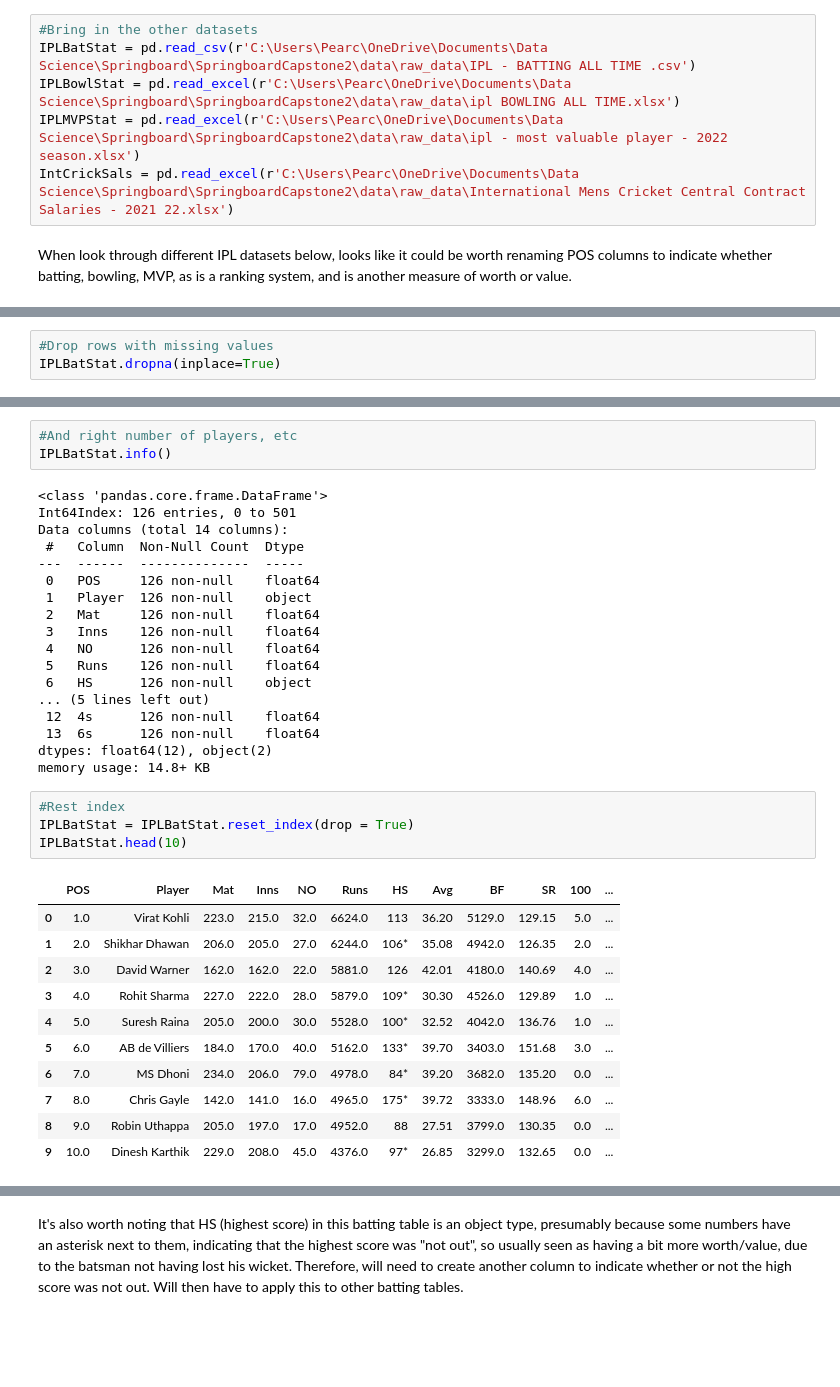
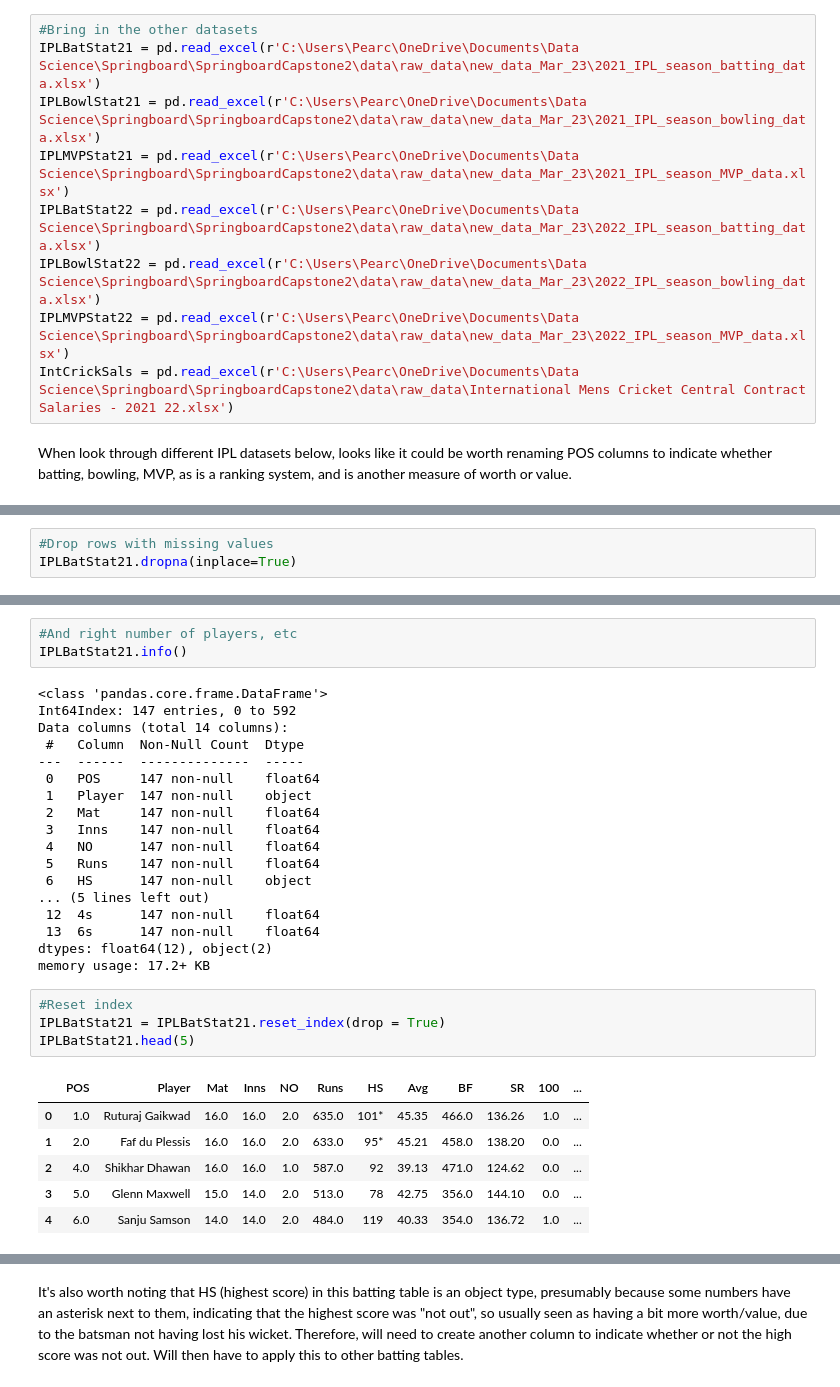
Before and after one commit to JonnyPearce/SpringboardCapstone2, a Jupyter notebook: Notebooks/Capstone2_CricketProject_Data_Wrangling_Jan 2023.ipynb, the cells around one changed output, grey strips where cells are left out. Drawn from its saved outputs; the diff is of its cells as text; blank space fills up the shorter version.

Commit message:
Revised notebook with new data - complete 14 March 2023

```diff
--- a/Notebooks/Capstone2_CricketProject_Data_Wrangling_Jan 2023.ipynb
+++ b/Notebooks/Capstone2_CricketProject_Data_Wrangling_Jan 2023.ipynb
@@ -175,8 +609,11 @@ missing.sort_values(by='count')
 # %%
 #Bring in the other datasets
-IPLBatStat = pd.read_csv(r'C:\Users\Pearc\OneDrive\Documents\Data Science\Springboard\SpringboardCapstone2\data\raw_data\IPL - BATTING ALL TIME .csv')
-IPLBowlStat = pd.read_excel(r'C:\Users\Pearc\OneDrive\Documents\Data Science\Springboard\SpringboardCapstone2\data\raw_data\ipl BOWLING ALL TIME.xlsx')
-IPLMVPStat = pd.read_excel(r'C:\Users\Pearc\OneDrive\Documents\Data Science\Springboard\SpringboardCapstone2\data\raw_data\ipl - most valuable player - 2022 season.xlsx')
+IPLBatStat21 = pd.read_excel(r'C:\Users\Pearc\OneDrive\Documents\Data Science\Springboard\SpringboardCapstone2\data\raw_data\new_data_Mar_23\2021_IPL_season_batting_data.xlsx')
+IPLBowlStat21 = pd.read_excel(r'C:\Users\Pearc\OneDrive\Documents\Data Science\Springboard\SpringboardCapstone2\data\raw_data\new_data_Mar_23\2021_IPL_season_bowling_data.xlsx')
+IPLMVPStat21 = pd.read_excel(r'C:\Users\Pearc\OneDrive\Documents\Data Science\Springboard\SpringboardCapstone2\data\raw_data\new_data_Mar_23\2021_IPL_season_MVP_data.xlsx')
+IPLBatStat22 = pd.read_excel(r'C:\Users\Pearc\OneDrive\Documents\Data Science\Springboard\SpringboardCapstone2\data\raw_data\new_data_Mar_23\2022_IPL_season_batting_data.xlsx')
+IPLBowlStat22 = pd.read_excel(r'C:\Users\Pearc\OneDrive\Documents\Data Science\Springboard\SpringboardCapstone2\data\raw_data\new_data_Mar_23\2022_IPL_season_bowling_data.xlsx')
+IPLMVPStat22 = pd.read_excel(r'C:\Users\Pearc\OneDrive\Documents\Data Science\Springboard\SpringboardCapstone2\data\raw_data\new_data_Mar_23\2022_IPL_season_MVP_data.xlsx')
 IntCrickSals = pd.read_excel(r'C:\Users\Pearc\OneDrive\Documents\Data Science\Springboard\SpringboardCapstone2\data\raw_data\International Mens Cricket Central Contract Salaries - 2021 22.xlsx')
 # %% [markdown]
 When look through different IPL datasets below, looks like it could be worth renaming POS columns to indicate whether batting, bowling, MVP, as is a ranking system, and is another measure of worth or value.
@@ -237,5 +674,5 @@ missing.sort_values(by='count')
 # %%
 #Drop rows with missing values
-IPLBatStat.dropna(inplace=True)
+IPLBatStat21.dropna(inplace=True)
 # %%
 #Looks better
@@ -255,39 +692,34 @@ IPLBatStat.head(10)
 # %%
 #And right number of players, etc
-IPLBatStat.info()
+IPLBatStat21.info()
 # %% [output]
 <class 'pandas.core.frame.DataFrame'>
-Int64Index: 126 entries, 0 to 501
+Int64Index: 147 entries, 0 to 592
 Data columns (total 14 columns):
  #   Column  Non-Null Count  Dtype
 ---  ------  --------------  -----
- 0   POS     126 non-null    float64
- 1   Player  126 non-null    object
- 2   Mat     126 non-null    float64
- 3   Inns    126 non-null    float64
- 4   NO      126 non-null    float64
- 5   Runs    126 non-null    float64
- 6   HS      126 non-null    object
+ 0   POS     147 non-null    float64
+ 1   Player  147 non-null    object
+ 2   Mat     147 non-null    float64
+ 3   Inns    147 non-null    float64
+ 4   NO      147 non-null    float64
+ 5   Runs    147 non-null    float64
+ 6   HS      147 non-null    object
 ... (5 lines left out)
- 12  4s      126 non-null    float64
- 13  6s      126 non-null    float64
+ 12  4s      147 non-null    float64
+ 13  6s      147 non-null    float64
 dtypes: float64(12), object(2)
-memory usage: 14.8+ KB
+memory usage: 17.2+ KB
 # %%
-#Rest index
-IPLBatStat = IPLBatStat.reset_index(drop = True)
-IPLBatStat.head(10)
+#Reset index
+IPLBatStat21 = IPLBatStat21.reset_index(drop = True)
+IPLBatStat21.head(5)
 # %% [output]
 |  | POS | Player | Mat | Inns | NO | Runs | HS | Avg | BF | SR | 100 | ... |
-| 0 | 1.0 | Virat Kohli | 223.0 | 215.0 | 32.0 | 6624.0 | 113 | 36.20 | 5129.0 | 129.15 | 5.0 | ... |
-| 1 | 2.0 | Shikhar Dhawan | 206.0 | 205.0 | 27.0 | 6244.0 | 106* | 35.08 | 4942.0 | 126.35 | 2.0 | ... |
-| 2 | 3.0 | David Warner | 162.0 | 162.0 | 22.0 | 5881.0 | 126 | 42.01 | 4180.0 | 140.69 | 4.0 | ... |
-| 3 | 4.0 | Rohit Sharma | 227.0 | 222.0 | 28.0 | 5879.0 | 109* | 30.30 | 4526.0 | 129.89 | 1.0 | ... |
-| 4 | 5.0 | Suresh Raina | 205.0 | 200.0 | 30.0 | 5528.0 | 100* | 32.52 | 4042.0 | 136.76 | 1.0 | ... |
-| 5 | 6.0 | AB de Villiers | 184.0 | 170.0 | 40.0 | 5162.0 | 133* | 39.70 | 3403.0 | 151.68 | 3.0 | ... |
-| 6 | 7.0 | MS Dhoni | 234.0 | 206.0 | 79.0 | 4978.0 | 84* | 39.20 | 3682.0 | 135.20 | 0.0 | ... |
-| 7 | 8.0 | Chris Gayle | 142.0 | 141.0 | 16.0 | 4965.0 | 175* | 39.72 | 3333.0 | 148.96 | 6.0 | ... |
-| 8 | 9.0 | Robin Uthappa | 205.0 | 197.0 | 17.0 | 4952.0 | 88 | 27.51 | 3799.0 | 130.35 | 0.0 | ... |
-| 9 | 10.0 | Dinesh Karthik | 229.0 | 208.0 | 45.0 | 4376.0 | 97* | 26.85 | 3299.0 | 132.65 | 0.0 | ... |
+| 0 | 1.0 | Ruturaj Gaikwad | 16.0 | 16.0 | 2.0 | 635.0 | 101* | 45.35 | 466.0 | 136.26 | 1.0 | ... |
+| 1 | 2.0 | Faf du Plessis | 16.0 | 16.0 | 2.0 | 633.0 | 95* | 45.21 | 458.0 | 138.20 | 0.0 | ... |
+| 2 | 4.0 | Shikhar Dhawan | 16.0 | 16.0 | 1.0 | 587.0 | 92 | 39.13 | 471.0 | 124.62 | 0.0 | ... |
+| 3 | 5.0 | Glenn Maxwell | 15.0 | 14.0 | 2.0 | 513.0 | 78 | 42.75 | 356.0 | 144.10 | 0.0 | ... |
+| 4 | 6.0 | Sanju Samson | 14.0 | 14.0 | 2.0 | 484.0 | 119 | 40.33 | 354.0 | 136.72 | 1.0 | ... |
 # %%
 #But no missing data now
```
Also changed, not shown: parts of 114 cells of this notebook.
